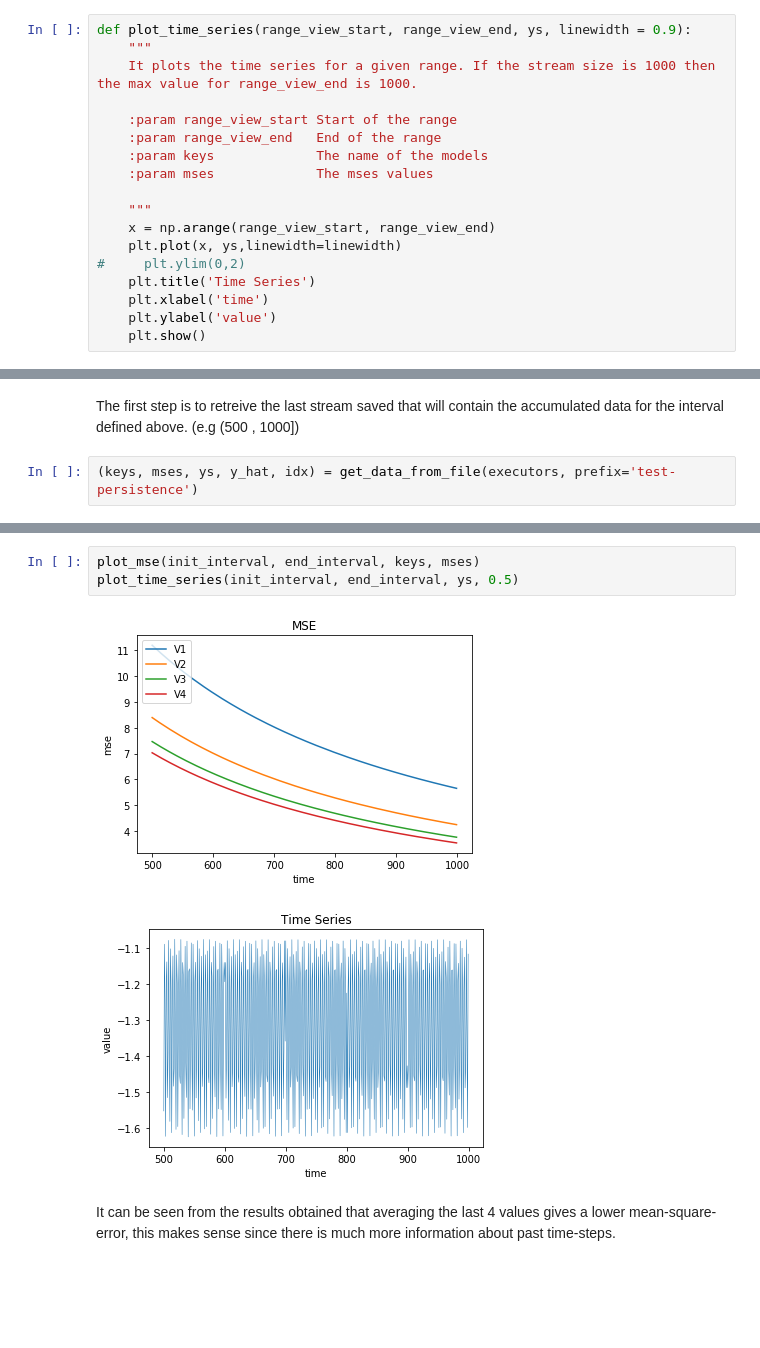
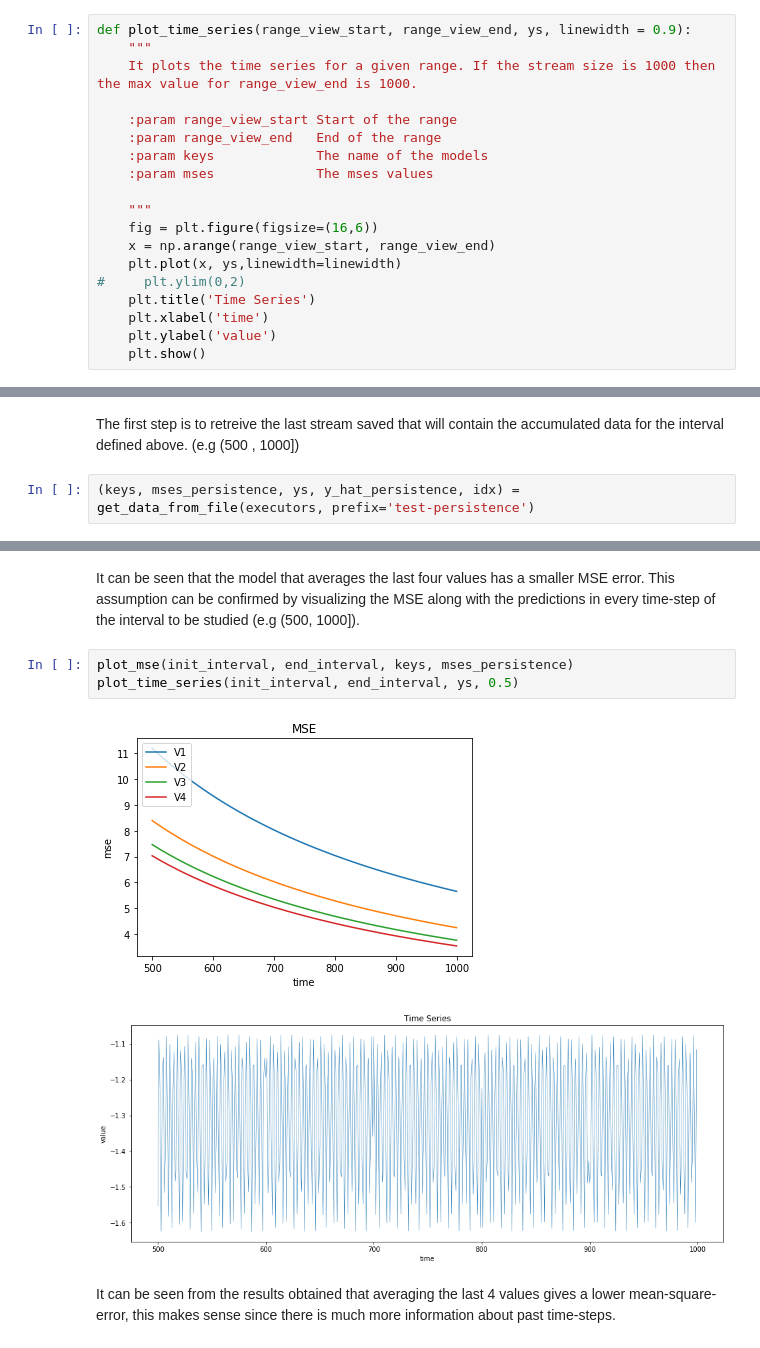
Before and after one commit to joangerard/time-series-predictor, a Jupyter notebook: src/consumer.ipynb, the cells around one changed output, grey strips where cells are left out. Drawn from its saved outputs; the diff is of its cells as text; blank space fills up the shorter version.

```diff
--- a/src/consumer.ipynb
+++ b/src/consumer.ipynb
@@ -174,6 +175,7 @@ def plot_time_series(range_view_start, range_view_end, ys, linewidth = 0.9):
     :param mses             The mses values
 
     """
+    fig = plt.figure(figsize=(16,6))
     x = np.arange(range_view_start, range_view_end)
     plt.plot(x, ys,linewidth=linewidth)
 #     plt.ylim(0,2)
@@ -344,4 +363,4 @@ In this section, different plots will be showed to see the performance of the im
 # %% [markdown]
 The first step is to retreive the last stream saved that will contain the accumulated data for the interval defined above. (e.g (500 , 1000])
 # %%
-(keys, mses, ys, y_hat, idx) = get_data_from_file(executors, prefix='test-persistence')
+(keys, mses_persistence, ys, y_hat_persistence, idx) = get_data_from_file(executors, prefix='test-persistence')
@@ -348,9 +377,11 @@ The first step is to retreive the last stream saved that will contain the accumu
+# %% [markdown]
+It can be seen that the model that averages the last four values has a smaller MSE error. This assumption can be confirmed by visualizing the MSE along with the predictions in every time-step of the interval to be studied (e.g (500, 1000]).
 # %%
-plot_mse(init_interval, end_interval, keys, mses)
+plot_mse(init_interval, end_interval, keys, mses_persistence)
 plot_time_series(init_interval, end_interval, ys, 0.5)
 # %% [output]
 [figure]
-[figure, old version]
+[figure, new version]
 # %% [markdown]
 It can be seen from the results obtained that averaging the last 4 values gives a lower mean-square-error, this makes sense since there is much more information about past time-steps.
 # %% [markdown]
```
Also changed, not shown: parts of 62 cells of this notebook, 9 other files.
